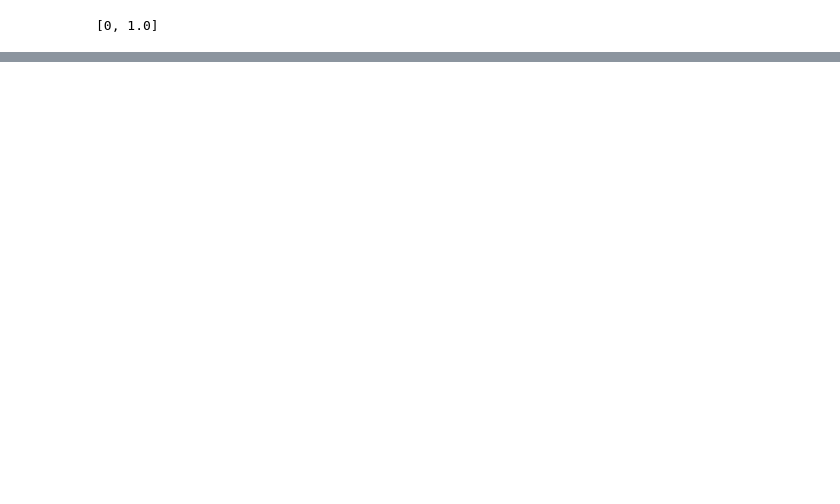
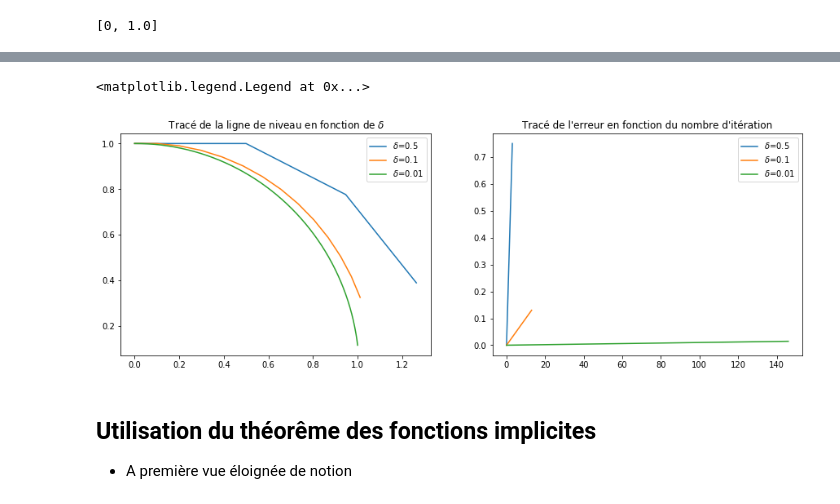
Before and after one commit to paplessix/ProjetMaths, a Jupyter notebook: NbCourbeniveau.ipynb, the cells around one changed output, grey strips where cells are left out. Drawn from its saved outputs; the diff is of its cells as text; code cells hidden in the pictures; blank space fills up the shorter version.

```diff
--- a/NbCourbeniveau.ipynb
+++ b/NbCourbeniveau.ipynb
@@ -66,0 +118,26 @@ plt.plot(a[0],a[1])
+# %%
+a=simple_contour(g,1,0.5)
+b=simple_contour(g,1,0.1)
+c=simple_contour(g,1,0.01)
+plt.close()
+plt.figure(figsize=(15,5))
+
+plt.subplot(121)
+plt.title(" Tracé de la ligne de niveau en fonction de $\delta$")
+plt.plot(a[0],a[1],label='$\delta$=0.5')
+plt.plot(b[0],b[1],label='$\delta$=0.1')
+plt.plot(c[0],c[1],label='$\delta$=0.01')
+plt.legend()
+plt.subplot(122)
+plt.plot((np.array(a[0])**2+np.array(a[1])**2)-1,label='$\delta$=0.5')
+plt.plot((np.array(b[0])**2+np.array(b[1])**2)-1,label='$\delta$=0.1')
+plt.plot((np.array(c[0])**2+np.array(c[1])**2)-1,label='$\delta$=0.01')
+plt.title("Tracé de l'erreur en fonction du nombre d'itération")
+plt.legend()
+# %% [output]
+<matplotlib.legend.Legend at 0x...>
+[figure, added]
+# %% [markdown]
+## Utilisation du théorême des fonctions implicites
+
+- A première vue éloignée de notion
```
Also changed, not shown: parts of 25 cells of this notebook.
